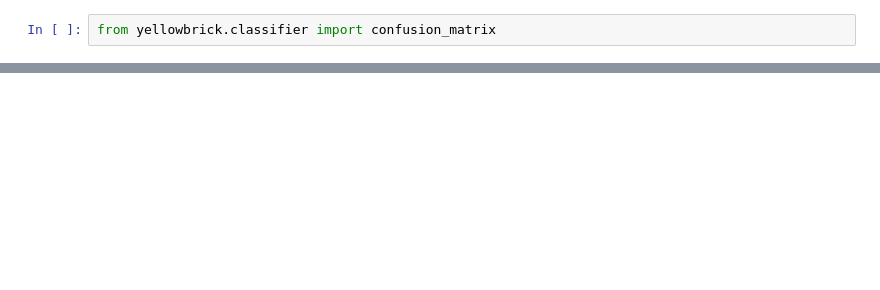
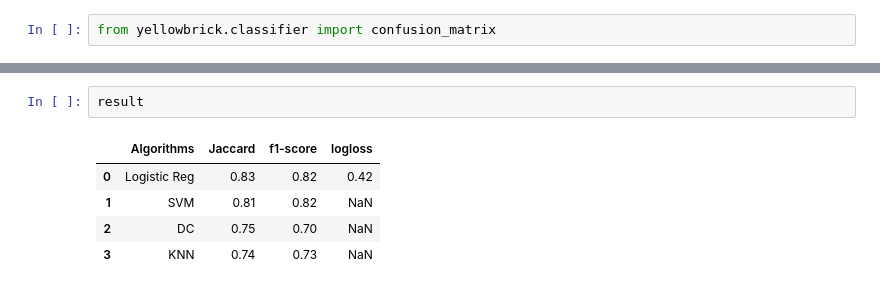
Before and after one commit to shri9794/Loan-predction---Classifier-problem, a Jupyter notebook: Loan Prediction_ Coursera Project .ipynb, the cells around one changed output, grey strips where cells are left out. Drawn from its saved outputs; the diff is of its cells as text; blank space fills up the shorter version.

```diff
--- a/Loan Prediction_ Coursera Project .ipynb
+++ b/Loan Prediction_ Coursera Project .ipynb
@@ -833,0 +1000,8 @@ ConfusionMatrix(ax=<AxesSubplot:title={'center':'SVC Confusion Matrix'}, xlabel=
+# %%
+result
+# %% [output]
+|  | Algorithms | Jaccard | f1-score | logloss |
+| 0 | Logistic Reg | 0.83 | 0.82 | 0.42 |
+| 1 | SVM | 0.81 | 0.82 | NaN |
+| 2 | DC | 0.75 | 0.70 | NaN |
+| 3 | KNN | 0.74 | 0.73 | NaN |
```
Also changed, not shown: parts of 65 cells of this notebook.
